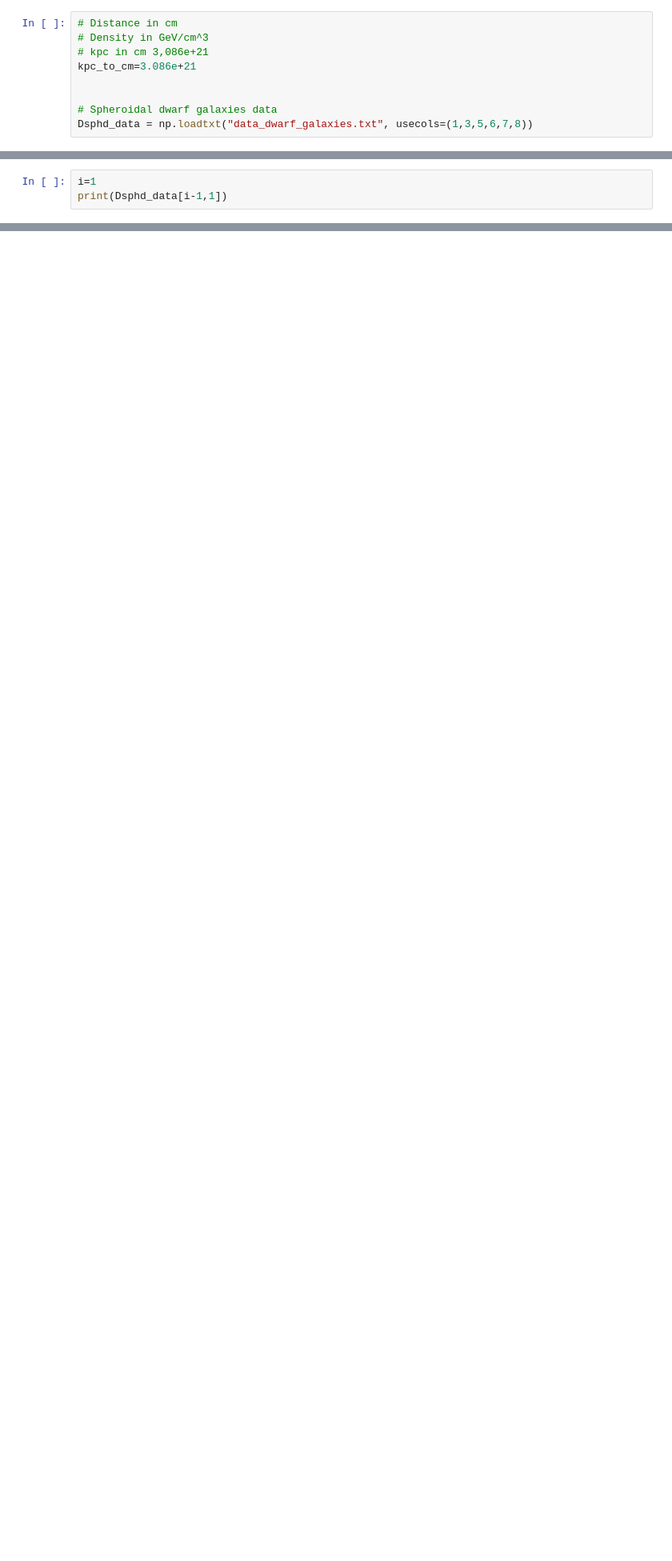
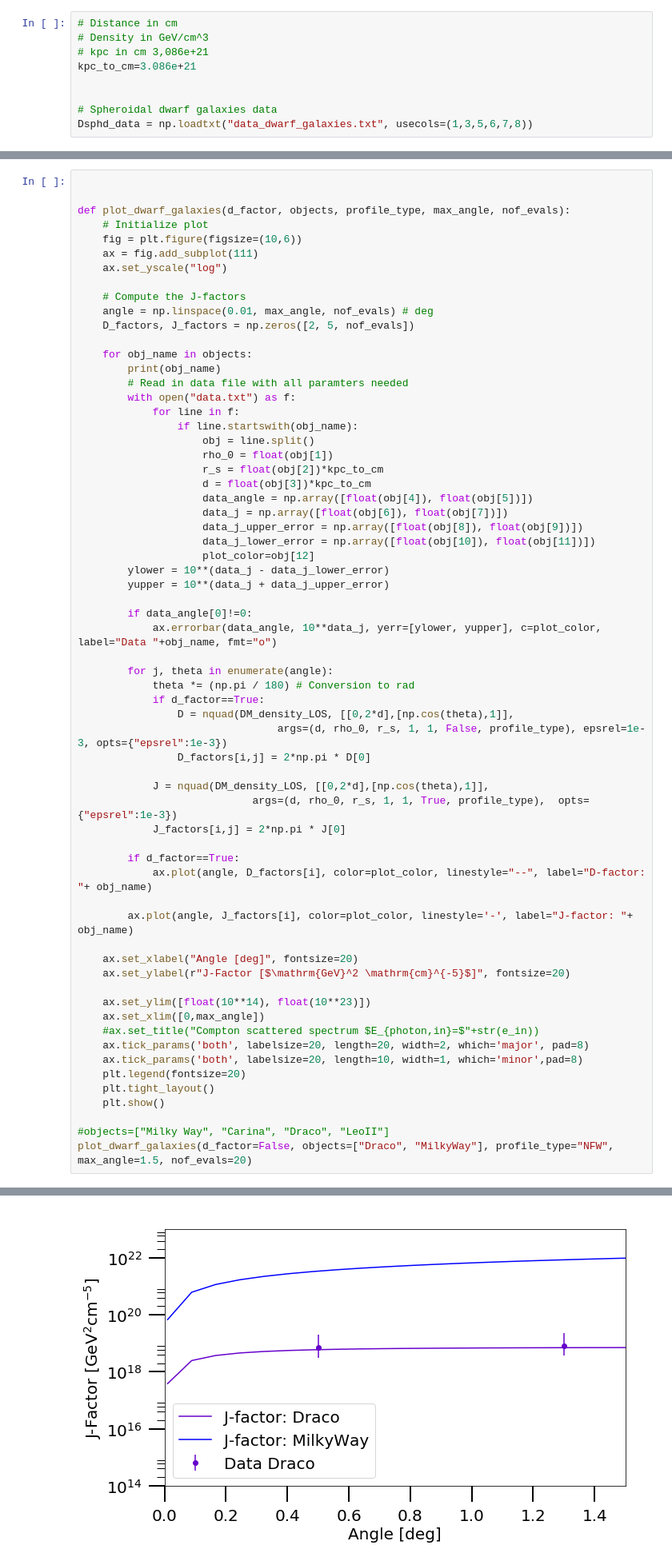
Before and after one commit to bradkav/GSS2018_Indirect, a Jupyter notebook: scripts/GRAPPA_student2.ipynb, the cells around one changed output, grey strips where cells are left out. Shown: that part at 80% size. Saved outputs shown, nothing was run; the diff lists cells and outputs as text; blank space fills up the shorter version.

Commit message:
Data read from file data.txt

```diff
--- a/scripts/GRAPPA_student2.ipynb
+++ b/scripts/GRAPPA_student2.ipynb
@@ -108,3 +107,0 @@ plt.show()
-# %%
-i=1
-print(Dsphd_data[i-1,1])
@@ -112,0 +111,65 @@ print(Dsphd_data[i-1,1])
+# %%
+
+
+def plot_dwarf_galaxies(d_factor, objects, profile_type, max_angle, nof_evals):
+    # Initialize plot
+    fig = plt.figure(figsize=(10,6))
+    ax = fig.add_subplot(111)
+    ax.set_yscale("log")
+
+    # Compute the J-factors
+    angle = np.linspace(0.01, max_angle, nof_evals) # deg
+    D_factors, J_factors = np.zeros([2, 5, nof_evals])
+
+    for obj_name in objects:
+        print(obj_name)
+        # Read in data file with all paramters needed
+        with open("data.txt") as f:
+            for line in f:
+                if line.startswith(obj_name):
+                    obj = line.split()
+                    rho_0 = float(obj[1])
+                    r_s = float(obj[2])*kpc_to_cm
+                    d = float(obj[3])*kpc_to_cm
+                    data_angle = np.array([float(obj[4]), float(obj[5])])
+                    data_j = np.array([float(obj[6]), float(obj[7])])
+                    data_j_upper_error = np.array([float(obj[8]), float(obj[9])])
+                    data_j_lower_error = np.array([float(obj[10]), float(obj[11])])
+                    plot_color=obj[12]
+        ylower = 10**(data_j - data_j_lower_error)
+        yupper = 10**(data_j + data_j_upper_error)
+
+        if data_angle[0]!=0:
+            ax.errorbar(data_angle, 10**data_j, yerr=[ylower, yupper], c=plot_color, label="Data "+obj_name, fmt="o")
+
+        for j, theta in enumerate(angle):
+            theta *= (np.pi / 180) # Conversion to rad
+            if d_factor==True:
+                D = nquad(DM_density_LOS, [[0,2*d],[np.cos(theta),1]],
+                                args=(d, rho_0, r_s, 1, 1, False, profile_type), epsrel=1e-3, opts={"epsrel":1e-3})
+                D_factors[i,j] = 2*np.pi * D[0]
+
+            J = nquad(DM_density_LOS, [[0,2*d],[np.cos(theta),1]],
+                            args=(d, rho_0, r_s, 1, 1, True, profile_type),  opts={"epsrel":1e-3})
+            J_factors[i,j] = 2*np.pi * J[0]
+
+        if d_factor==True:
+            ax.plot(angle, D_factors[i], color=plot_color, linestyle="--", label="D-factor: "+ obj_name)
+
+        ax.plot(angle, J_factors[i], color=plot_color, linestyle='-', label="J-factor: "+ obj_name)
+
+    ax.set_xlabel("Angle [deg]", fontsize=20)
+    ax.set_ylabel(r"J-Factor [$\mathrm{GeV}^2 \mathrm{cm}^{-5}$]", fontsize=20)
+
+    ax.set_ylim([float(10**14), float(10**23)])
+    ax.set_xlim([0,max_angle])
+    #ax.set_title("Compton scattered spectrum $E_{photon,in}=$"+str(e_in))
+    ax.tick_params('both', labelsize=20, length=20, width=2, which='major', pad=8)
+    ax.tick_params('both', labelsize=20, length=10, width=1, which='minor',pad=8)
+    plt.legend(fontsize=20)
+    plt.tight_layout()
+    plt.show()
+
+#objects=["Milky Way", "Carina", "Draco", "LeoII"]
+plot_dwarf_galaxies(d_factor=False, objects=["Draco", "MilkyWay"], profile_type="NFW", max_angle=1.5, nof_evals=20)
+# %% [output]
@@ -113 +181,2 @@ print(Dsphd_data[i-1,1])
+[figure, added]
 # %%
```
Also changed, not shown: parts of 5 cells of this notebook, 1 other file.
